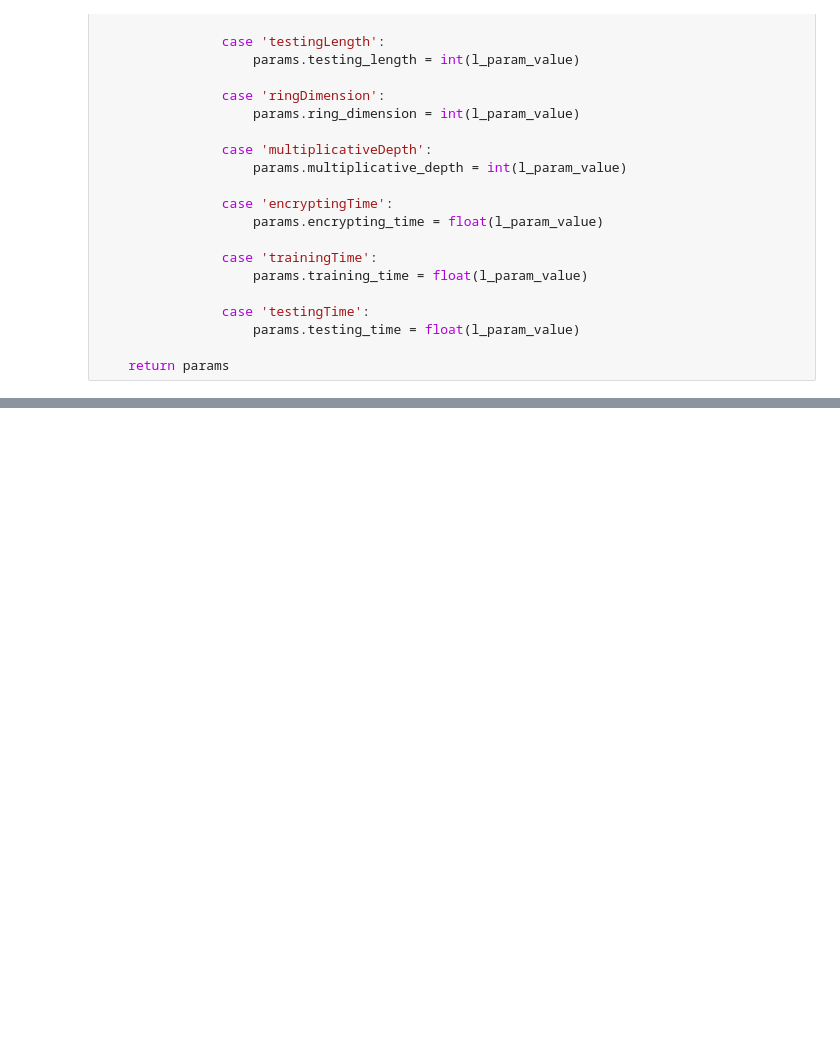
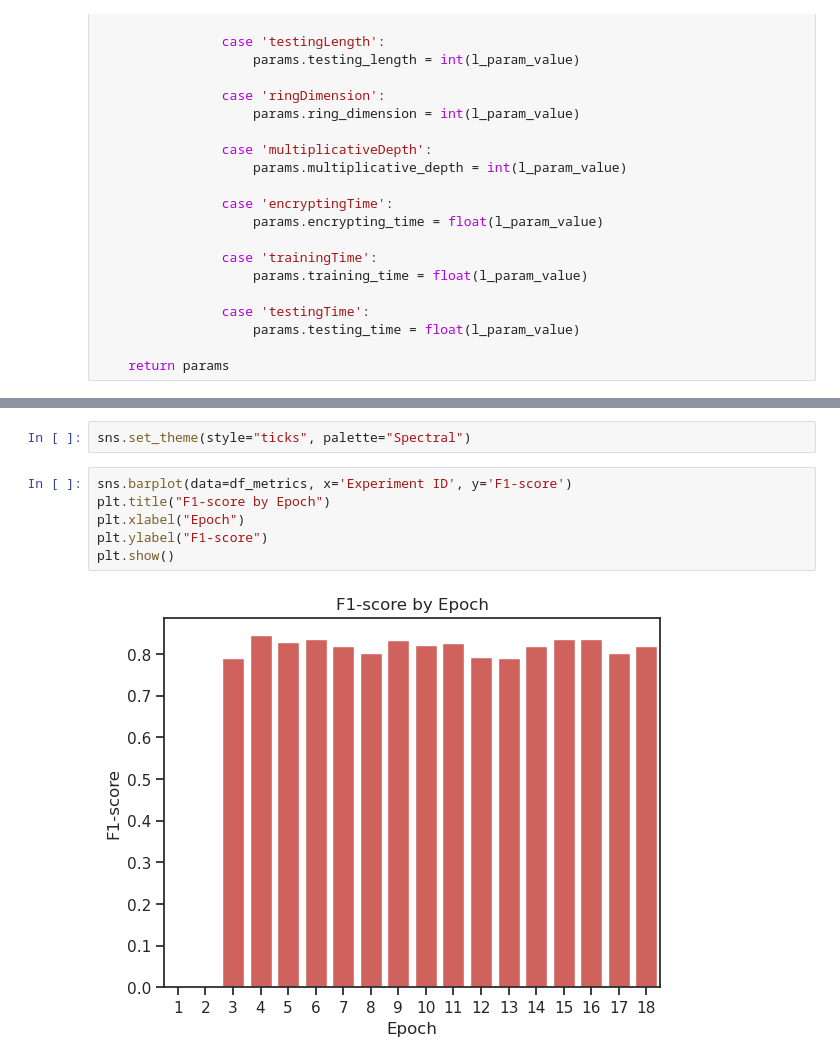
Before and after one commit to rodkruger/ppml-python, a Jupyter notebook: Metrics.ipynb, the cells around one changed output, grey strips where cells are left out. Drawn from its saved outputs; the diff is of its cells as text; blank space fills up the shorter version.

```diff
--- a/Metrics.ipynb
+++ b/Metrics.ipynb
@@ -111,0 +115,10 @@ df_metrics
+# %%
+sns.set_theme(style="ticks", palette="Spectral")
+# %%
+sns.barplot(data=df_metrics, x='Experiment ID', y='F1-score')
+plt.title("F1-score by Epoch")
+plt.xlabel("Epoch")
+plt.ylabel("F1-score")
+plt.show()
+# %% [output]
+[figure, added]
```
Also changed, not shown: parts of 3 cells of this notebook, 1 other file.
